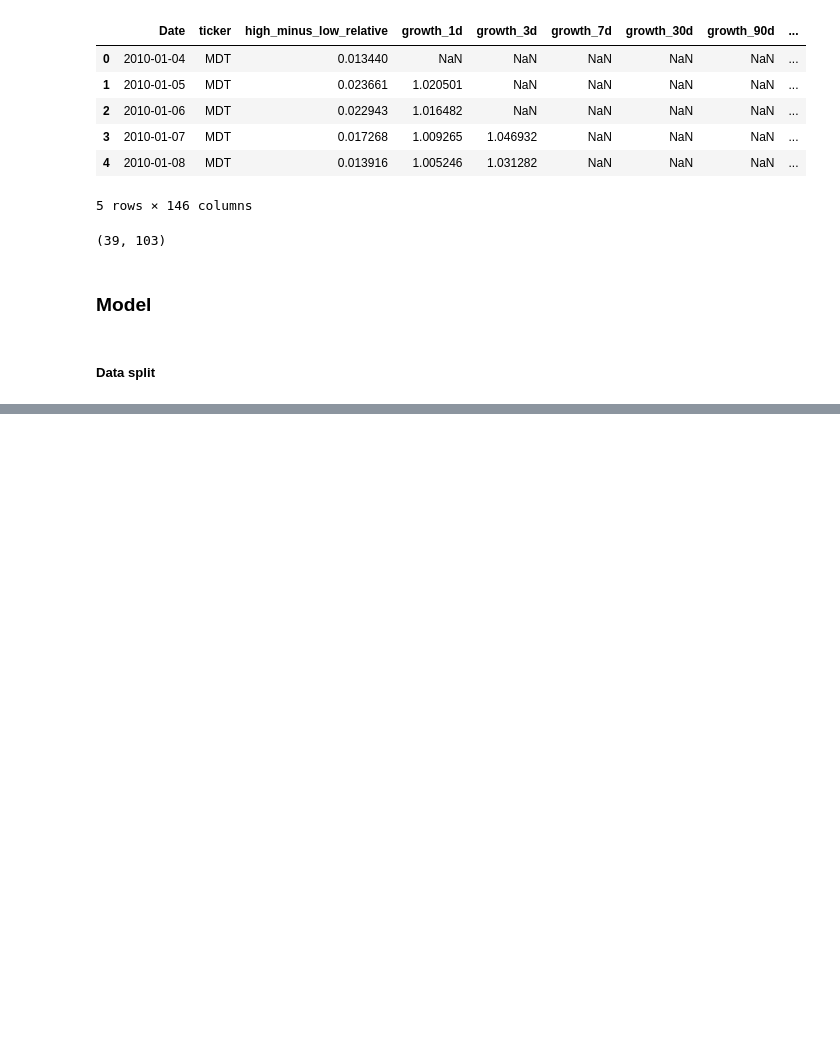
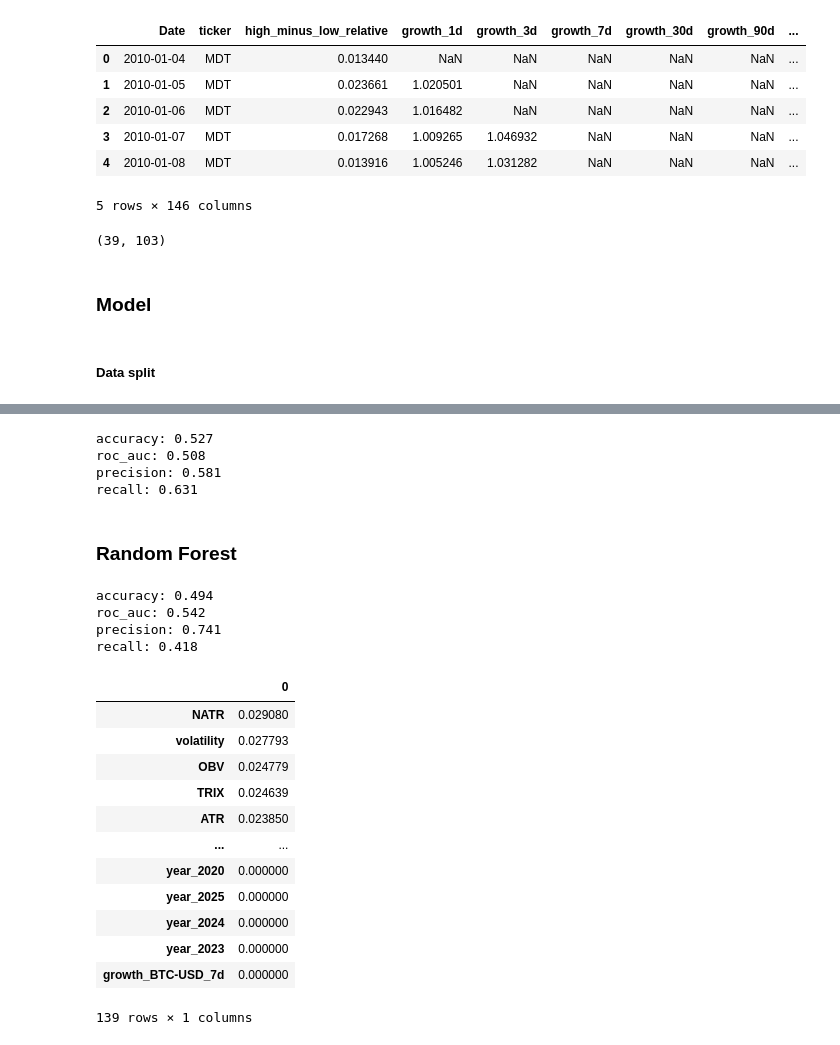
Before and after one commit to foookinaaa/trading_strategy, a Jupyter notebook: src/trading_strategy/notebooks/2_eda.ipynb, the cells around one changed output, grey strips where cells are left out. Drawn from its saved outputs; the diff is of its cells as text; code cells hidden in the pictures; blank space fills up the shorter version.

```diff
--- a/src/trading_strategy/notebooks/2_eda.ipynb
+++ b/src/trading_strategy/notebooks/2_eda.ipynb
@@ -166,3 +185,5 @@ dtype: int64
+# %%
+df = df.replace([np.inf, -np.inf], np.nan)
 # %% [markdown]
 ### EDA
 # %% [markdown]
@@ -353,0 +346,11 @@ val_5
+# %%
+train_1 = not_test_data[(not_test_data['Date'] >= '2010-01-01') & (not_test_data['Date'] < '2013-01-01')]
+val_1 = not_test_data[(not_test_data['Date'] >= '2013-01-01') & (not_test_data['Date'] < '2014-01-01')]
+train_2 = not_test_data[(not_test_data['Date'] >= '2010-01-01') & (not_test_data['Date'] < '2016-01-01')]
+val_2 = not_test_data[(not_test_data['Date'] >= '2016-01-01') & (not_test_data['Date'] < '2017-01-01')]
+train_3 = not_test_data[(not_test_data['Date'] >= '2010-01-01') & (not_test_data['Date'] < '2018-01-01')]
+val_3 = not_test_data[(not_test_data['Date'] >= '2018-01-01') & (not_test_data['Date'] < '2019-01-01')]
+train_4 = not_test_data[(not_test_data['Date'] >= '2010-01-01') & (not_test_data['Date'] < '2021-01-01')]
+val_4 = not_test_data[(not_test_data['Date'] >= '2021-01-01') & (not_test_data['Date'] < '2022-01-01')]
+train_5 = not_test_data[(not_test_data['Date'] >= '2010-01-01') & (not_test_data['Date'] < '2023-01-01')]
+val_5 = not_test_data[(not_test_data['Date'] >= '2023-01-01') & (not_test_data['Date'] < '2024-01-01')]
@@ -353,0 +588,19 @@ val_5
+# %%
+clf = DecisionTreeClassifier(random_state=0, max_depth=MAX_DEPTH)
+clf.fit(not_test_data[numeric + binary], not_test_data['is_positive_growth_30d_future'])
+
+pred = (clf.predict_proba(test_data[numeric + binary])[:, 1] > 0.5).astype(int)
+real = test_data['is_positive_growth_30d_future']
+accuracy, roc_auc, precision, recall, cm = get_metrics_for_clf(real, pred, [0, 1])
+
+print(f'accuracy: {round(accuracy, 3)}')
+print(f'roc_auc: {round(roc_auc, 3)}')
+print(f'precision: {round(precision, 3)}')
+print(f'recall: {round(recall, 3)}')
+# %% [output]
+accuracy: 0.527
+roc_auc: 0.508
+precision: 0.581
+recall: 0.631
+# %% [markdown]
+### Random Forest
@@ -353,0 +635,37 @@ val_5
+# %%
+clf = RandomForestClassifier(max_depth=20, random_state=0)
+clf.fit(train_1[numeric + binary], train_1['is_positive_growth_30d_future'])
+
+pred = (clf.predict_proba(val_1[numeric + binary])[:, 1] > 0.5).astype(int)
+
+real = val_1['is_positive_growth_30d_future']
+accuracy, roc_auc, precision, recall, cm = get_metrics_for_clf(real, pred)
+
+print(f'accuracy: {round(accuracy, 3)}')
+print(f'roc_auc: {round(roc_auc, 3)}')
+print(f'precision: {round(precision, 3)}')
+print(f'recall: {round(recall, 3)}')
+# %% [output]
+accuracy: 0.494
+roc_auc: 0.542
+precision: 0.741
+recall: 0.418
+# %%
+feat_importance = pd.DataFrame({feat_name: [imp] for feat_name, imp in zip(clf.feature_names_in_, clf.feature_importances_)}).T\
+    .sort_values(0, key=lambda x: abs(x), ascending=False)
+
+feat_importance
+# %% [output]
+|  | 0 |
+| NATR | 0.029080 |
+| volatility | 0.027793 |
+| OBV | 0.024779 |
+| TRIX | 0.024639 |
+| ATR | 0.023850 |
+| ... | ... |
+| year_2020 | 0.000000 |
+| year_2025 | 0.000000 |
+| year_2024 | 0.000000 |
+| year_2023 | 0.000000 |
+| growth_BTC-USD_7d | 0.000000 |
+139 rows × 1 columns
```
Also changed, not shown: parts of 34 cells of this notebook, 4 other files.
